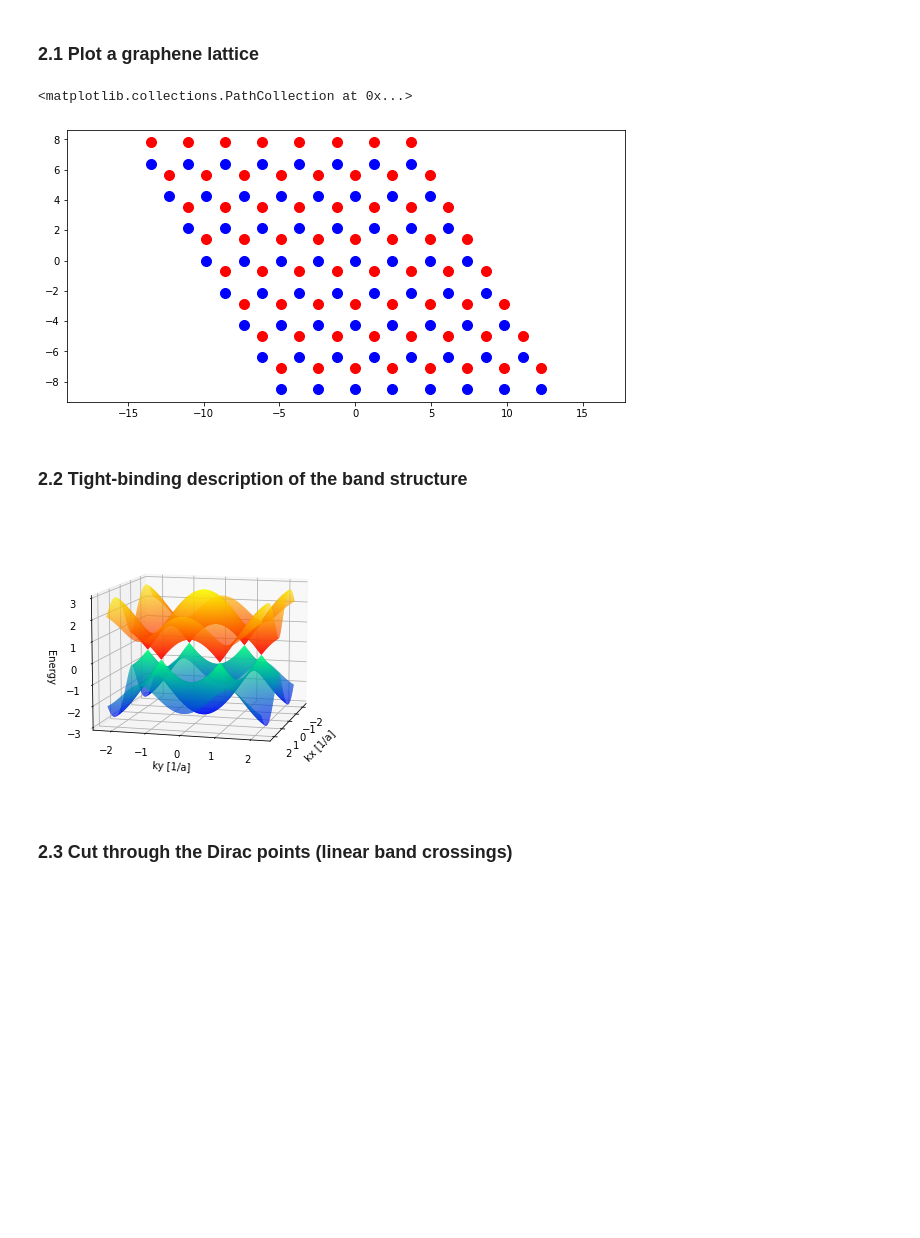
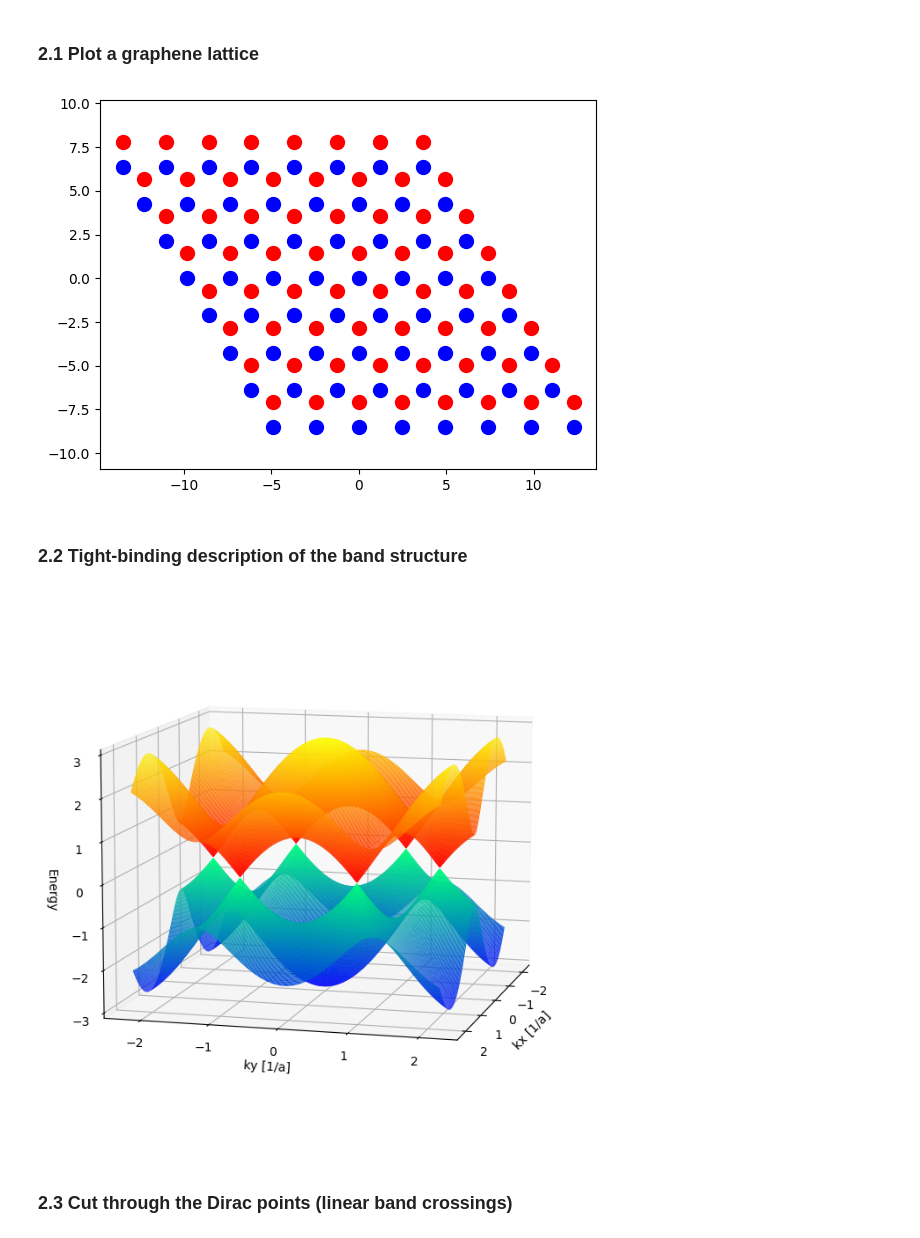
Before and after one commit to SuhasPK/My-Computational-Physics, a Jupyter notebook: Project-9/Electronic band structure of graphene.ipynb, the cells around one changed output. Drawn from its saved outputs; the diff is of its cells as text; code cells hidden in the pictures; blank space fills up the shorter version.

```diff
--- a/Project-9/Electronic band structure of graphene.ipynb
+++ b/Project-9/Electronic band structure of graphene.ipynb
@@ -6,7 +6,7 @@
 import numpy as np
 import matplotlib.pyplot as plt
 
-plt.rcParams["figure.figsize"] = (10,5)
+#plt.rcParams["figure.figsize"] = (10,5)
 # %% [markdown]
 ## 1. One-dimensional band structures
 # %% [markdown]
@@ -116,9 +103,10 @@ x1, y1 = coordsA.T
 x2, y2 = coordsB.T
 plt.scatter(x1, y1, 100, 'blue')
 plt.scatter(x2, y2, 100, 'red')
+
+plt.show()
 # %% [output]
-<matplotlib.collections.PathCollection at 0x...>
-[figure, old version]
+[figure, new version]
 # %% [markdown]
 ### 2.2 Tight-binding description of the band structure
 # %%
@@ -142,18 +130,21 @@ energy_list = np.array(energy_list)
 # %%
 energy_list = np.reshape(energy_list, (k_points, k_points, 2))
 # %%
+plt.figure(figsize=(10,8))
+
 plot3D = plt.axes(projection = '3d')
 
 plot3D.set_xlabel('kx [1/a]')
 plot3D.set_ylabel('ky [1/a]')
 plot3D.set_zlabel('Energy')
 plot3D.view_init(10,15)
 plot3D.plot_surface(kx_list, ky_list, energy_list[:,:,0], cmap='winter', linewidth = 1, antialiased = True, rstride = 1, cstride = 1)
 plot3D.plot_surface(kx_list, ky_list, energy_list[:,:,1], cmap='autumn', linewidth = 1, antialiased = True, rstride = 1, cstride = 1)
 
+
 plt.savefig('bandstructure_graphene.png', dpi = 300)
 # %% [output]
-[figure, old version]
+[figure, new version]
 # %% [markdown]
 ### 2.3 Cut through the Dirac points (linear band crossings)
 # %% [markdown]
```
Also changed, not shown: parts of 15 cells of this notebook.
